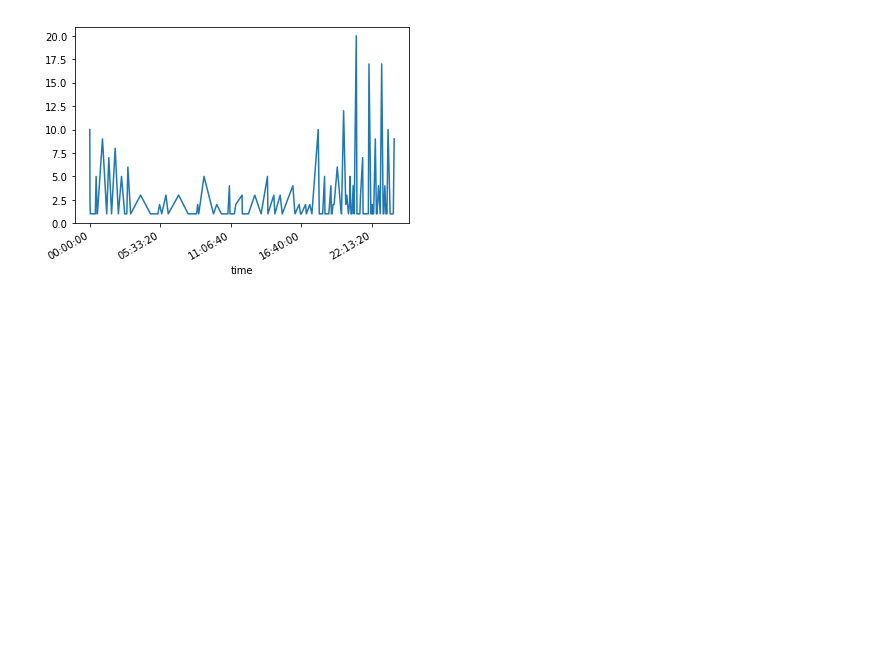
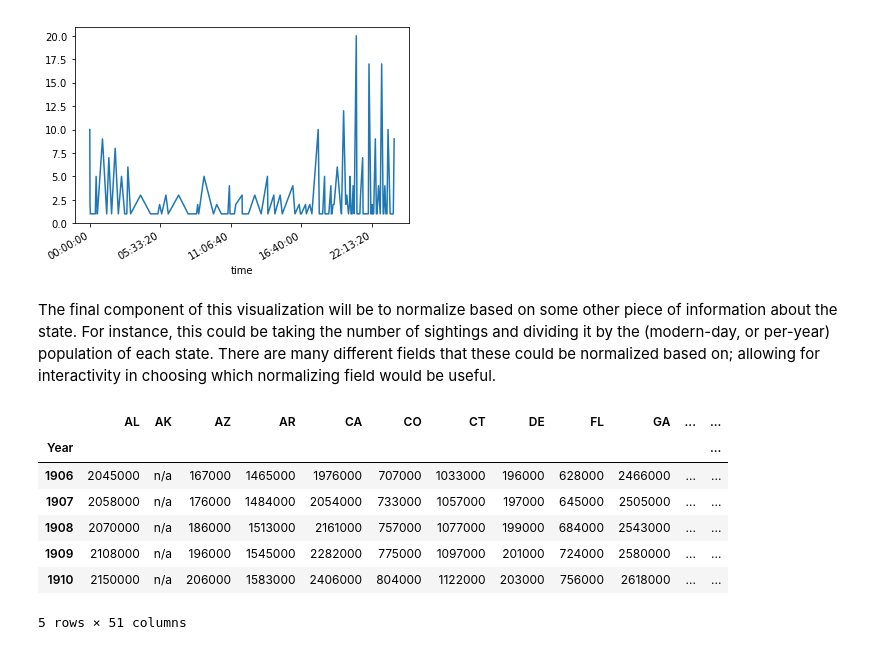
Before and after one commit to pratikshrivastava/DV_PROJECT_FALL2017, a Jupyter notebook: Comp_3_UFO.ipynb, the cells around one changed output. Saved outputs shown, nothing was run; the diff lists cells and outputs as text; code cells hidden in the pictures; blank space fills up the shorter version.

```diff
--- a/Comp_3_UFO.ipynb
+++ b/Comp_3_UFO.ipynb
@@ -305,3 +303,7 @@ plt.gcf().autofmt_xdate()
 plt.show()
 # %% [output]
 [figure]
+# %% [markdown]
+The final component of this visualization will be to normalize based on some other piece of information about the state.
+For instance, this could be taking the number of sightings and dividing it by the (modern-day, or per-year) population of each state.
+There are many different fields that these could be normalized based on; allowing for interactivity in choosing which normalizing field would be useful.
@@ -307,0 +315,11 @@ plt.show()
+# %%
+population.head()
+# %% [output]
+|  | AL | AK | AZ | AR | CA | CO | CT | DE | FL | GA | ... | ... |
+| Year |  |  |  |  |  |  |  |  |  |  |  | ... |
+| 1906 | 2045000 | n/a | 167000 | 1465000 | 1976000 | 707000 | 1033000 | 196000 | 628000 | 2466000 | ... | ... |
+| 1907 | 2058000 | n/a | 176000 | 1484000 | 2054000 | 733000 | 1057000 | 197000 | 645000 | 2505000 | ... | ... |
+| 1908 | 2070000 | n/a | 186000 | 1513000 | 2161000 | 757000 | 1077000 | 199000 | 684000 | 2543000 | ... | ... |
+| 1909 | 2108000 | n/a | 196000 | 1545000 | 2282000 | 775000 | 1097000 | 201000 | 724000 | 2580000 | ... | ... |
+| 1910 | 2150000 | n/a | 206000 | 1583000 | 2406000 | 804000 | 1122000 | 203000 | 756000 | 2618000 | ... | ... |
+5 rows × 51 columns
```
Also changed, not shown: parts of 5 cells of this notebook, 2 other files.
